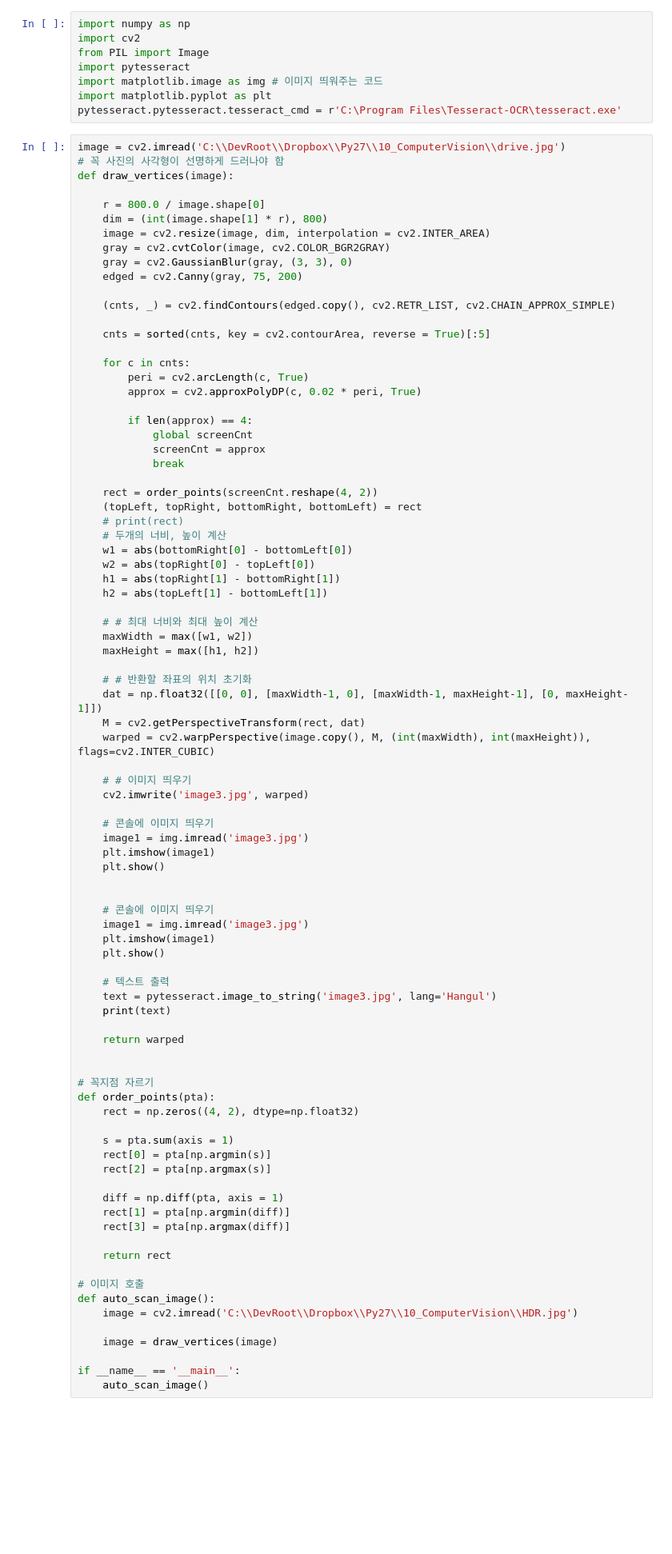
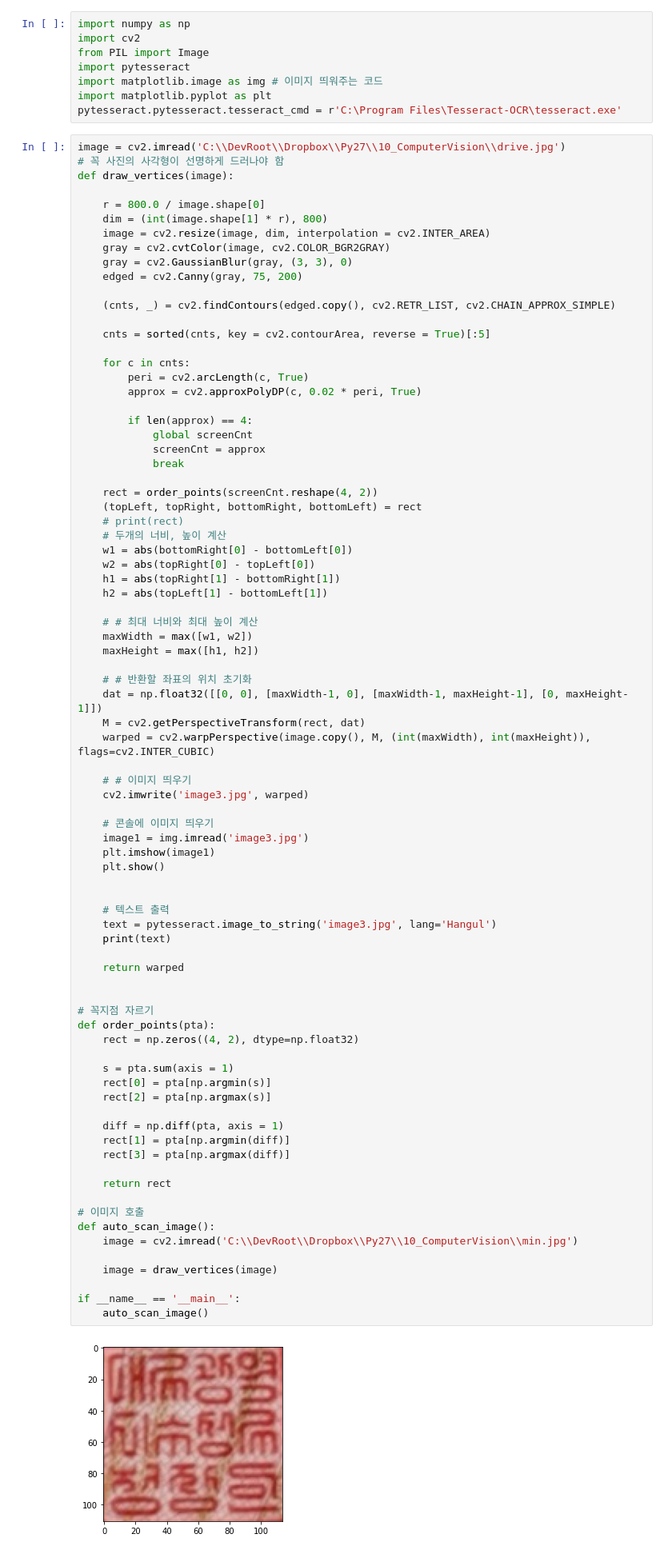
Before and after one commit to RockhoRockho/FG_Vision, a Jupyter notebook: 주민등록증 인식.ipynb, the cells around one changed output. Shown: that part at 80% size. Cells and saved outputs as stored; diff of their text form; blank space fills up the shorter version.

```diff
--- a/주민등록증 인식.ipynb
+++ b/주민등록증 인식.ipynb
@@ -58,37 +58,34 @@ def draw_vertices(image):
     plt.show()
 
 
-    # 콘솔에 이미지 띄우기
-    image1 = img.imread('image3.jpg')
-    plt.imshow(image1)
-    plt.show()
-
     # 텍스트 출력
     text = pytesseract.image_to_string('image3.jpg', lang='Hangul')
     print(text)
 
     return warped
 
 
 # 꼭지점 자르기
 def order_points(pta):
     rect = np.zeros((4, 2), dtype=np.float32)
 
     s = pta.sum(axis = 1)
     rect[0] = pta[np.argmin(s)]
     rect[2] = pta[np.argmax(s)]
 
     diff = np.diff(pta, axis = 1)
     rect[1] = pta[np.argmin(diff)]
     rect[3] = pta[np.argmax(diff)]
 
     return rect
 
 # 이미지 호출
 def auto_scan_image():
-    image = cv2.imread('C:\\DevRoot\\Dropbox\\Py27\\10_ComputerVision\\HDR.jpg')
+    image = cv2.imread('C:\\DevRoot\\Dropbox\\Py27\\10_ComputerVision\\min.jpg')
 
     image = draw_vertices(image)
 
 if __name__ == '__main__':
     auto_scan_image()
+# %% [output]
+[figure, added]
```
Also changed, not shown: parts of 3 cells of this notebook.
